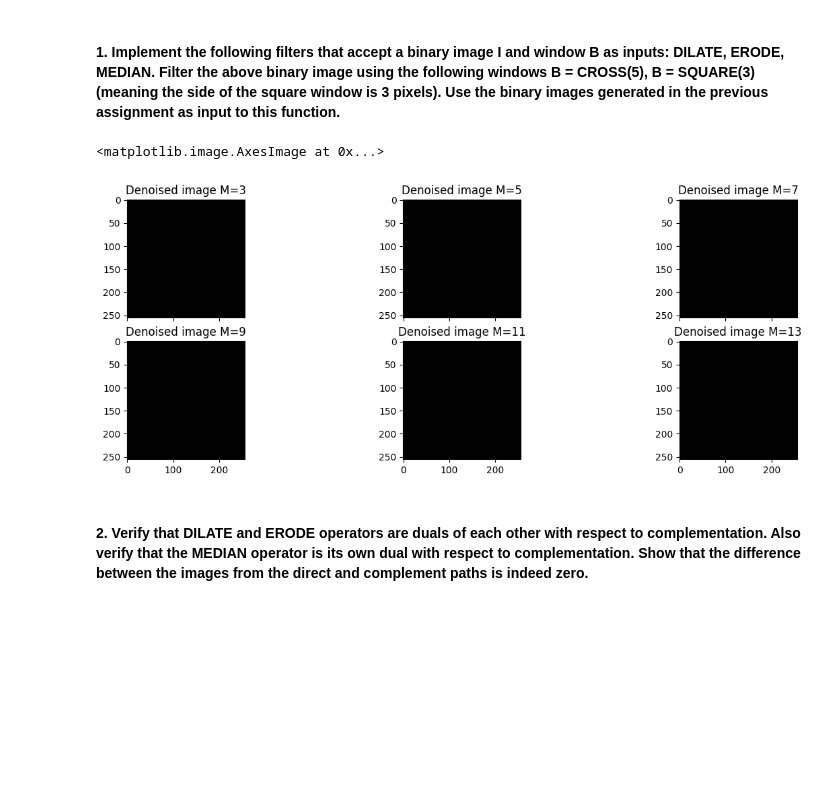
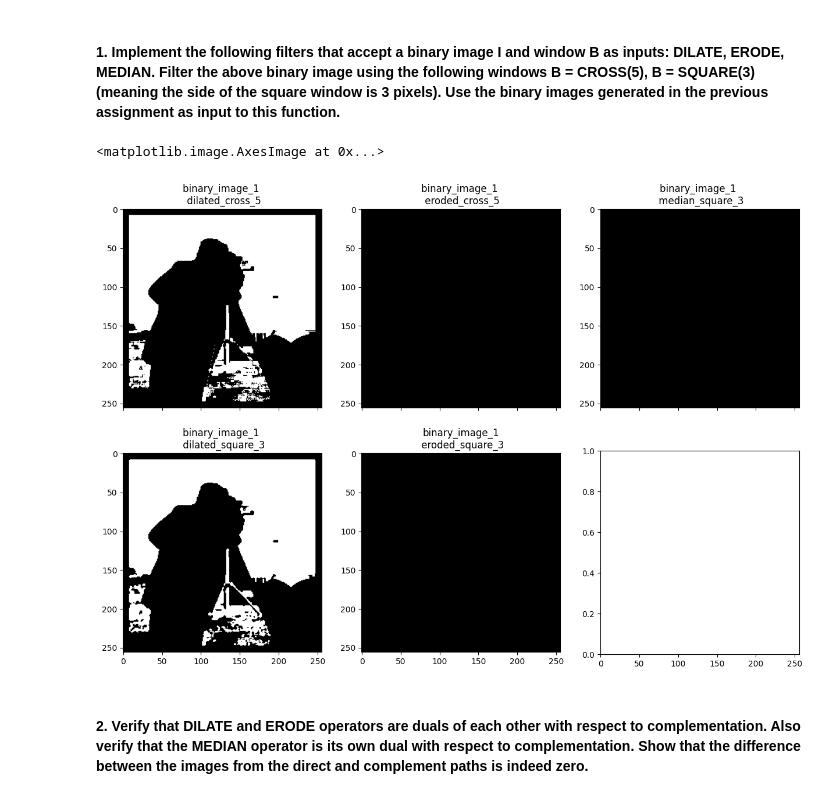
Before and after one commit to shashankkapoor/Digital_Image_Processing_EE608, a Jupyter notebook: s22022_hw3/s22022_hw3.ipynb, the cells around one changed output. Drawn from its saved outputs; the diff is of its cells as text; code cells hidden in the pictures; blank space fills up the shorter version.

```diff
--- a/s22022_hw3/s22022_hw3.ipynb
+++ b/s22022_hw3/s22022_hw3.ipynb
@@ -182,7 +370,7 @@ image = np.array(Image.open(gray_image_path))
 threshold_value = 127
 binarized_image = (image > threshold_value).astype(np.uint8) * 255
 
-threshold_size = 4096
+threshold_size = 1024
 image = remove_minor_blobs(binarized_image, threshold_size)
 plt.imshow(image, cmap='gray')
 plt.axis('off')
@@ -194,9 +382,9 @@ plt.show()
 # %% [markdown]
 #### 1. Implement the following filters that accept a binary image I and window B as inputs: DILATE, ERODE, MEDIAN. Filter the above binary image using the following windows B = CROSS(5), B = SQUARE(3) (meaning the side of the square window is 3 pixels). Use the binary images generated in the previous assignment as input to this function.
 # %%
-def dilate(binary_image, selem):
+def dilate(binary_image, kernel):
     height, width = binary_image.shape
-    h, w = selem.shape
+    h, w = kernel.shape
     padding_h = h // 2
     padding_w = w // 2
     padded_image = np.pad(binary_image, ((padding_h, padding_h), (padding_w, padding_w)), mode='constant', constant_values=0)
@@ -204,13 +392,13 @@ def dilate(binary_image, selem):
     for i in range(padding_h, height + padding_h):
         for j in range(padding_w, width + padding_w):
             if padded_image[i, j] == 1:
-                if np.sum(np.logical_and(padded_image[i-padding_h:i+padding_h+1, j-padding_w:j+padding_w+1], selem)) > 0:
+                if np.sum(np.logical_and(padded_image[i-padding_h:i+padding_h+1, j-padding_w:j+padding_w+1], kernel)) > 0:
                     dilated_image[i-padding_h, j-padding_w] = 1
     return dilated_image.astype('uint8')
 
-def erode(binary_image, selem):
+def erode(binary_image, kernel):
     height, width = binary_image.shape
-    h, w = selem.shape
+    h, w = kernel.shape
     padding_h = h // 2
     padding_w = w // 2
     padded_image = np.pad(binary_image, ((padding_h, padding_h), (padding_w, padding_w)), mode='constant', constant_values=1)
@@ -218,73 +406,55 @@ def erode(binary_image, selem):
     for i in range(padding_h, height + padding_h):
         for j in range(padding_w, width + padding_w):
             if padded_image[i, j] == 1:
-                if np.sum(np.logical_not(np.logical_xor(padded_image[i-padding_h:i+padding_h+1, j-padding_w:j+padding_w+1], selem))) == np.sum(selem):
+                if np.sum(np.logical_not(np.logical_xor(padded_image[i-padding_h:i+padding_h+1, j-padding_w:j+padding_w+1], kernel))) == np.sum(kernel):
                     eroded_image[i-padding_h, j-padding_w] = 1
     return eroded_image.astype('uint8')
 
-def median(binary_image, selem):
+def median(binary_image, kernel):
     height, width = binary_image.shape
-    h, w = selem.shape
+    h, w = kernel.shape
     padding_h = h // 2
     padding_w = w // 2
     padded_image = np.pad(binary_image, ((padding_h, padding_h), (padding_w, padding_w)), mode='constant', constant_values=0)
     median_image = np.zeros((height, width))
     for i in range(padding_h, height + padding_h):
         for j in range(padding_w, width + padding_w):
-            median_image[i-padding_h, j-padding_w] = np.median(padded_image[i-padding_h:i+padding_h+1, j-padding_w:j+padding_w+1][selem == 1])
+            median_image[i-padding_h, j-padding_w] = np.median(padded_image[i-padding_h:i+padding_h+1, j-padding_w:j+padding_w+1][kernel == 1])
     return median_image.astype('uint8')
 # %%
-import skimage.io as io
-import skimage.color as color
-
 binary_image_1=image
-# binary_image_2 = io.imread('binary_image_2.png')
-
-# Define the structuring elements
 cross_5 = np.array([[0, 0, 1, 0, 0],
                     [0, 0, 1, 0, 0],
                     [1, 1, 1, 1, 1],
                     [0, 0, 1, 0, 0],
                     [0, 0, 1, 0, 0]], dtype=np.uint8)
 
 square_3 = np.ones((3, 3), dtype=np.uint8)
 
 result_1 = []
+result_1.append(median(binary_image_1,cross_5))
 result_1.append(dilate(binary_image_1, cross_5))
 result_1.append(erode(binary_image_1, cross_5))
 result_1.append(median(binary_image_1, square_3))
 result_1.append(dilate(binary_image_1, square_3))
 result_1.append(erode(binary_image_1, square_3))
 
-fig, ax = plt.subplots(2, 3, figsize=(15, 5),sharex=True, )
-ax[0,0].set_title("Denoised image M=3")
+fig, ax = plt.subplots(2, 3, figsize=(15, 10),sharex=True, )
+ax[0,0].set_title("binary_image_1 \n dilated_cross_5")
 ax[0,0].imshow(result_1[0], cmap='gray')
-ax[0,1].set_title("Denoised image M=5")
-ax[0,1].imshow(result_1[0], cmap='gray')
-ax[0,2].set_title("Denoised image M=7")
-ax[0,2].imshow(result_1[0], cmap='gray')
-ax[1,0].set_title("Denoised image M=9")
-ax[1,0].imshow(result_1[0], cmap='gray')
-ax[1,1].set_title("Denoised image M=11")
-ax[1,1].imshow(result_1[0], cmap='gray')
-ax[1,2].set_title("Denoised image M=13")
-ax[1,2].imshow(result_1[0], cmap='gray')
-
-
-# io.imsave('binary_image_1_dilated_cross_5.png', result_1[0])
-# io.imsave('binary_image_1_eroded_cross_5.png', result_1[1])
-# io.imsave('binary_image_1_median_square_3.png', result_1[2])
-# io.imsave('binary_image_1_dilated_square_3.png', result_1[3])
-# io.imsave('binary_image_1_eroded_square_3.png', result_1[4])
-
-# io.imsave('binary_image_2_dilated_cross_5.png', result_2[0])
-# io.imsave('binary_image_2_eroded_cross_5.png', result_2[1])
-# io.imsave('binary_image_2_median_square_3.png', result_2[2])
-# io.imsave('binary_image_2_dilated_square_3.png', result_2[3])
-# io.imsave('binary_image_2_eroded_square_3.png', result_2[4])
+ax[0,1].set_title("binary_image_1 \n eroded_cross_5")
+ax[0,1].imshow(result_1[1], cmap='gray')
+ax[0,2].set_title("binary_image_1 \n median_square_3")
+ax[0,2].imshow(result_1[2], cmap='gray')
+ax[1,0].set_title("binary_image_1 \n dilated_square_3")
+ax[1,0].imshow(result_1[3], cmap='gray')
+ax[1,1].set_title("binary_image_1\n eroded_square_3")
+ax[1,1].imshow(result_1[4], cmap='gray')
+# ax[1,2].set_title("Denoised image M=13")
+# ax[1,2].imshow(result_1[0], cmap='gray')
 # %% [output]
 <matplotlib.image.AxesImage at 0x...>
-[figure, old version]
+[figure, new version]
 # %% [markdown]
 #### 2. Verify that DILATE and ERODE operators are duals of each other with respect to complementation. Also verify that the MEDIAN operator is its own dual with respect to complementation. Show that the difference between the images from the direct and complement paths is indeed zero.
 # %% [markdown]
```
Also changed, not shown: parts of 12 cells of this notebook.
